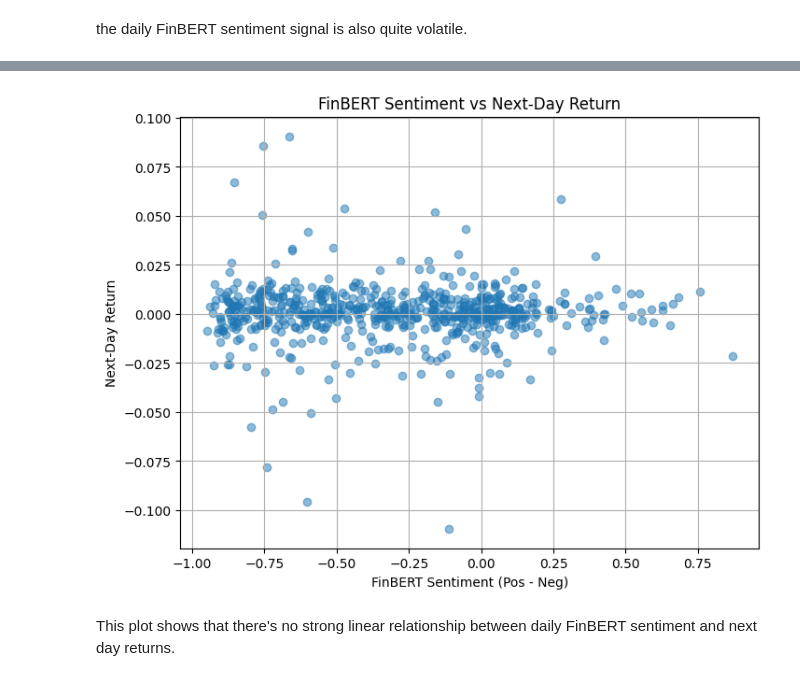
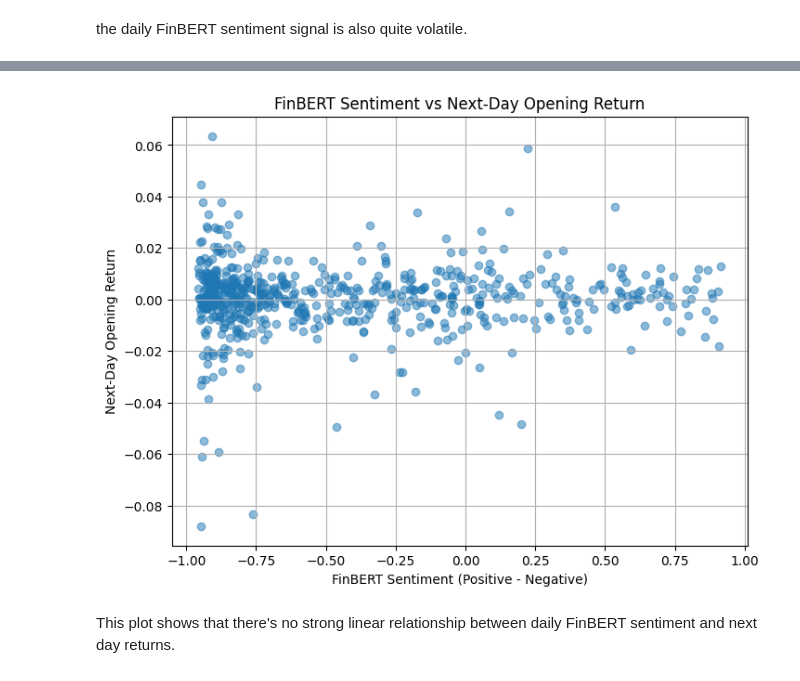
Before and after one commit to shaaronl/market-mood-to-financial-moves, a Jupyter notebook: notebooks/data_preprocessing.ipynb, the cells around one changed output, grey strips where cells are left out. Saved outputs shown, nothing was run; the diff lists cells and outputs as text; code cells hidden in the pictures.

```diff
--- a/notebooks/data_preprocessing.ipynb
+++ b/notebooks/data_preprocessing.ipynb
@@ -163,3 +140,5 @@ dataset shows a slight upward bias
+# %%
+df['Next_Open_SPY'] = df['Open'].shift(-1)
 # %% [markdown]
 Now we'll inspect the data to find days where there may have been extreme spikes in returns/ losses.
 # %%
@@ -221,0 +209,7 @@ plt.show()
+# %%
+if isinstance(price_df.columns, pd.MultiIndex):
+    price_df.columns = [
+        "_".join([str(c) for c in col if c])
+        for col in price_df.columns.to_flat_index()
+    ]
+price_df = price_df.loc[:, ~price_df.columns.duplicated()]
@@ -413,9 +524,9 @@ now that we've normalized the format of the headlines we'll work on normalizing
 # %%
-if not isinstance(df.index, pd.DatetimeIndex):
-    df['Date'] = pd.to_datetime(df['Date'])
-    df = df.set_index('Date')
-if isinstance(df.columns, pd.MultiIndex):
-    df.columns = ['_'.join(col).strip() for col in df.columns.values]
-df = df.sort_index()
-trading_days = df.index.normalize().unique().sort_values()
+if not isinstance(price_df.index, pd.DatetimeIndex):
+    price_df['Date'] = pd.to_datetime(price_df['Date'])
+    price_df = price_df.set_index('Date')
+if isinstance(price_df.columns, pd.MultiIndex):
+    price_df.columns = ['_'.join(col).strip() for col in price_df.columns.values]
+price_df = price_df.sort_index()
+trading_days = price_df.index.normalize().unique().sort_values()
 # %%
@@ -447,7 +564,7 @@ daily_news = (
     .to_frame(name='headline_concat')
 )
 # %%
-df.index = df.index.normalize()
-merged = df.join(daily_news, how='left')
+price_df.index = price_df.index.normalize()
+merged = price_df.join(daily_news, how='left')
 merged.head()
 # %% [output]
@@ -829,13 +898,22 @@ plt.show()
 # %%
+features_df["Next_Open_Return"] = (
+    (features_df["Next_Open_SPY"] - features_df["Open_SPY"])
+    / features_df["Open_SPY"]
+)
+
 plt.figure(figsize=(8,6))
-plt.scatter(finbert_signal, features_df['Next_Return_'], alpha=0.5)
-plt.title("FinBERT Sentiment vs Next-Day Return")
-plt.xlabel("FinBERT Sentiment (Pos - Neg)")
-plt.ylabel("Next-Day Return")
+plt.scatter(
+    finbert_signal,
+    features_df["Next_Open_Return"],
+    alpha=0.5
+)
+plt.title("FinBERT Sentiment vs Next-Day Opening Return")
+plt.xlabel("FinBERT Sentiment (Positive - Negative)")
+plt.ylabel("Next-Day Opening Return")
 plt.grid(True)
 plt.show()
 # %% [output]
-[figure, old version]
+[figure, new version]
 # %% [markdown]
 This plot shows that there's no strong linear relationship between daily FinBERT sentiment and next day returns.
 # %%
```
Also changed, not shown: parts of 71 cells of this notebook, 2 other files.
